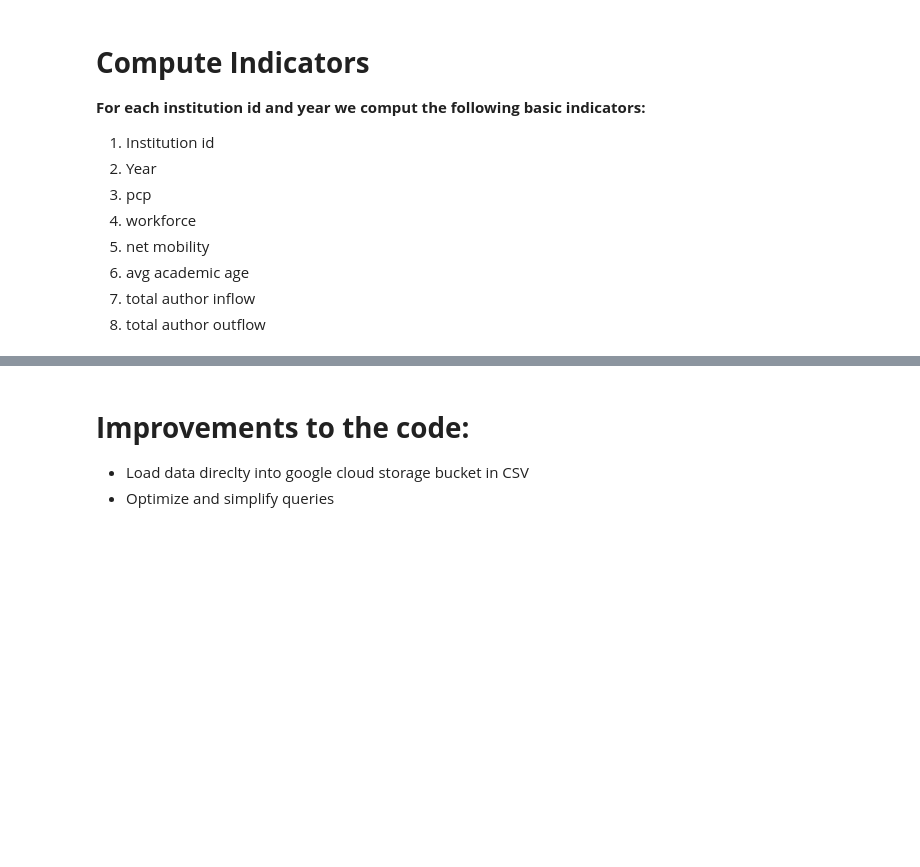
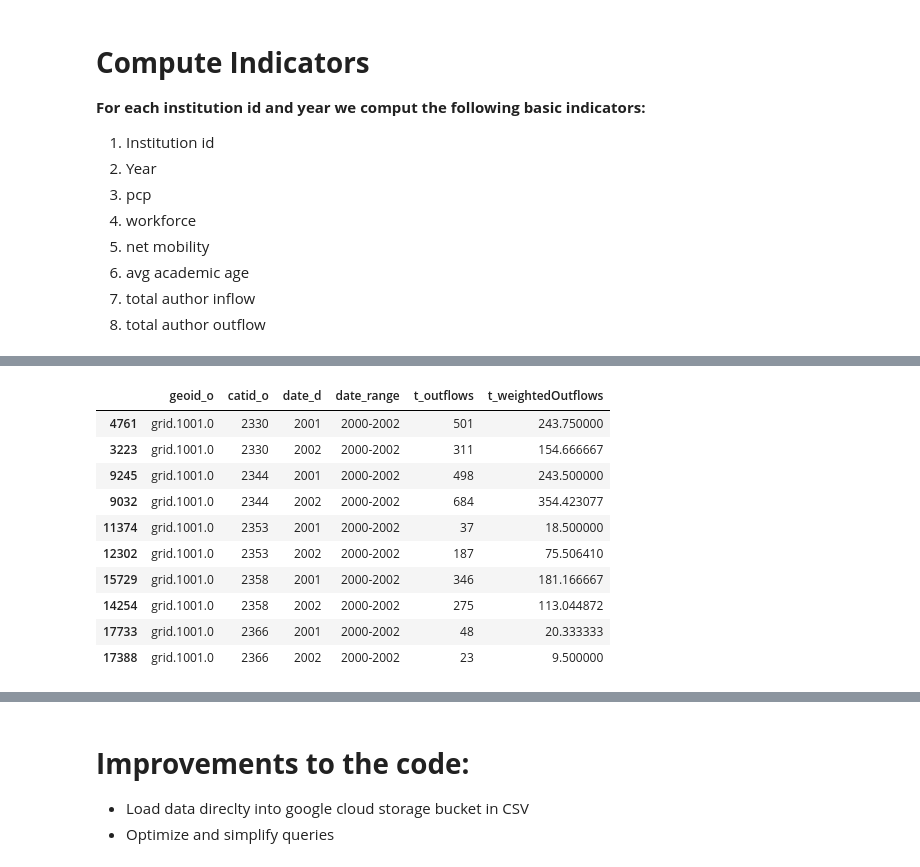
Before and after one commit to complexity-science-hub/SciFlows, a Jupyter notebook: Flows_test_2000_2002_FOR.ipynb, the cells around one changed output, grey strips where cells are left out. Cells and saved outputs as stored; diff of their text form; code cells hidden in the pictures; blank space fills up the shorter version.

```diff
--- a/Flows_test_2000_2002_FOR.ipynb
+++ b/Flows_test_2000_2002_FOR.ipynb
@@ -507,0 +595,15 @@ create table cshdimensionstest.test.total_inflows_00_02 as
+# %%
+#@title Hidden Cell
+outflows.sort_values(["geoid_o", "catid_o", "date_d"]).head(10)
+# %% [output]
+|  | geoid_o | catid_o | date_d | date_range | t_outflows | t_weightedOutflows |
+| 4761 | grid.1001.0 | 2330 | 2001 | 2000-2002 | 501 | 243.750000 |
+| 3223 | grid.1001.0 | 2330 | 2002 | 2000-2002 | 311 | 154.666667 |
+| 9245 | grid.1001.0 | 2344 | 2001 | 2000-2002 | 498 | 243.500000 |
+| 9032 | grid.1001.0 | 2344 | 2002 | 2000-2002 | 684 | 354.423077 |
+| 11374 | grid.1001.0 | 2353 | 2001 | 2000-2002 | 37 | 18.500000 |
+| 12302 | grid.1001.0 | 2353 | 2002 | 2000-2002 | 187 | 75.506410 |
+| 15729 | grid.1001.0 | 2358 | 2001 | 2000-2002 | 346 | 181.166667 |
+| 14254 | grid.1001.0 | 2358 | 2002 | 2000-2002 | 275 | 113.044872 |
+| 17733 | grid.1001.0 | 2366 | 2001 | 2000-2002 | 48 | 20.333333 |
+| 17388 | grid.1001.0 | 2366 | 2002 | 2000-2002 | 23 | 9.500000 |
```
Also changed, not shown: parts of 17 cells of this notebook.
